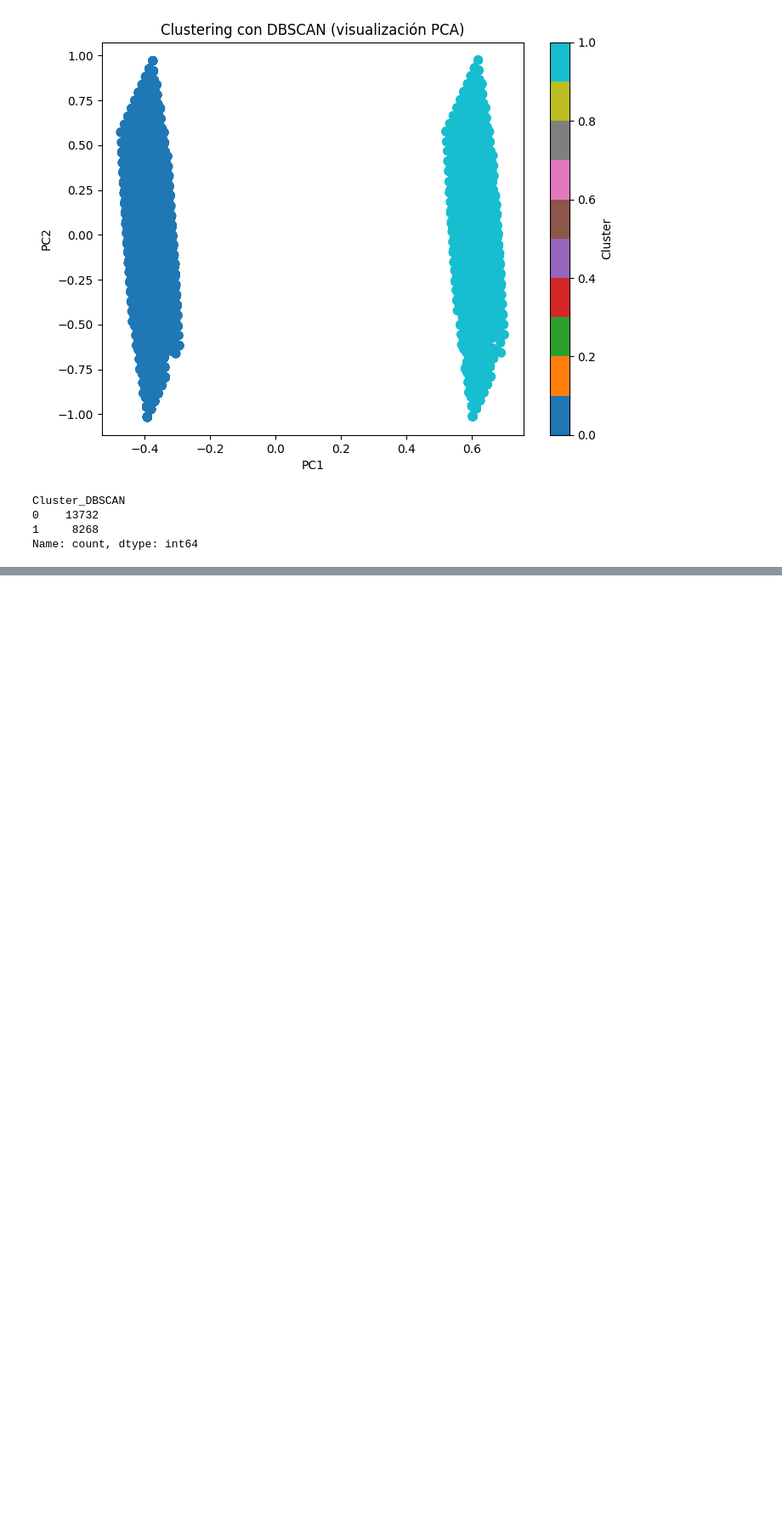
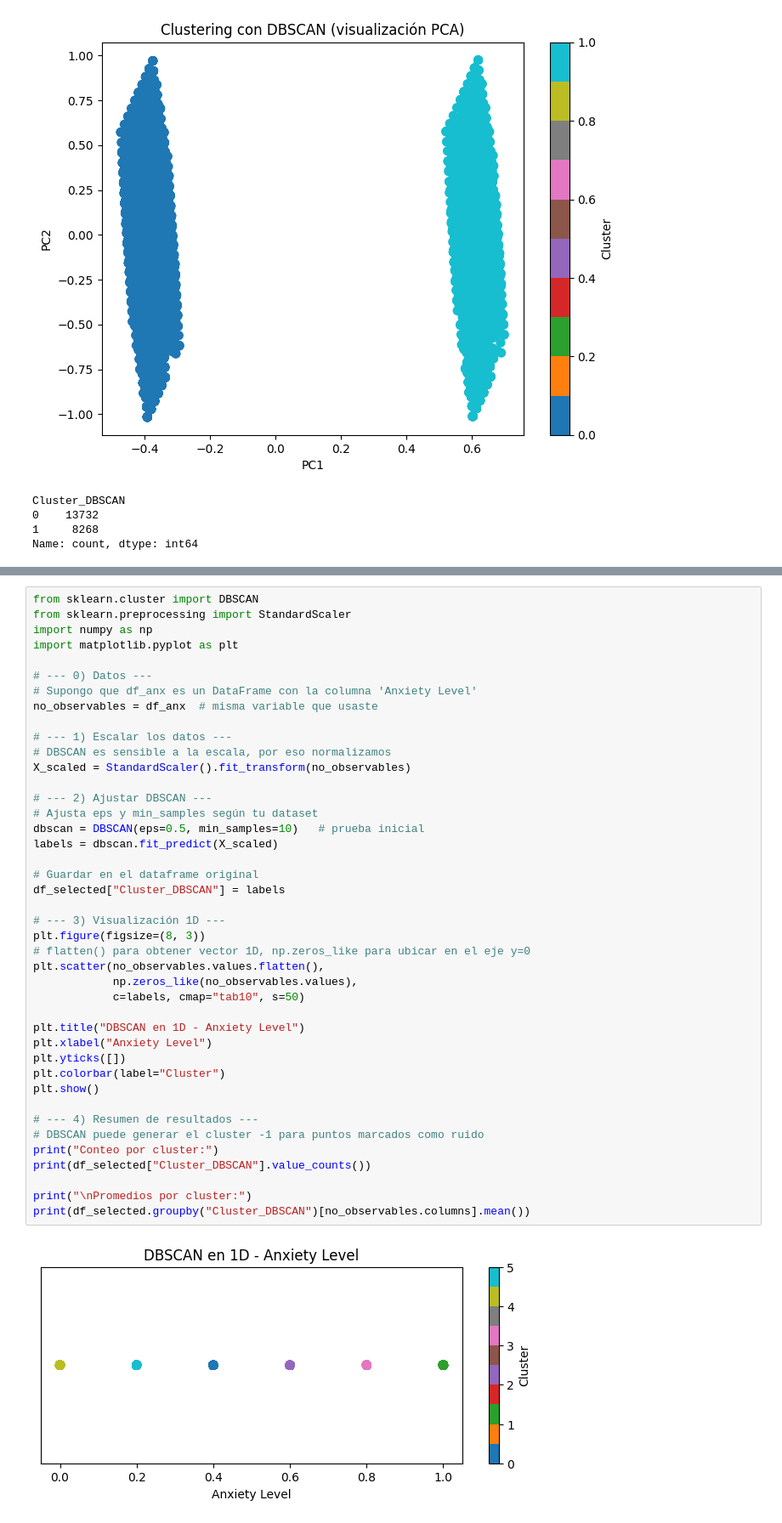
Before and after one commit to D2Giraldot/Anxiety_HMM_TdG, a Jupyter notebook: data-science-project/notebooks/DataLab4.ipynb, the cells around one changed output, grey strips where cells are left out. Shown at 85% size. Saved outputs shown, nothing was run; the diff lists cells and outputs as text; blank space fills up the shorter version.

```diff
--- a/data-science-project/notebooks/DataLab4.ipynb
+++ b/data-science-project/notebooks/DataLab4.ipynb
@@ -565,0 +856,44 @@ La estructura porcentual del riesgo es: [0.23296513 0.21296423 0.22196463 0.1565
+# %%
+from sklearn.cluster import DBSCAN
+from sklearn.preprocessing import StandardScaler
+import numpy as np
+import matplotlib.pyplot as plt
+
+# --- 0) Datos ---
+# Supongo que df_anx es un DataFrame con la columna 'Anxiety Level'
+no_observables = df_anx  # misma variable que usaste
+
+# --- 1) Escalar los datos ---
+# DBSCAN es sensible a la escala, por eso normalizamos
+X_scaled = StandardScaler().fit_transform(no_observables)
+
+# --- 2) Ajustar DBSCAN ---
+# Ajusta eps y min_samples según tu dataset
+dbscan = DBSCAN(eps=0.5, min_samples=10)   # prueba inicial
+labels = dbscan.fit_predict(X_scaled)
+
+# Guardar en el dataframe original
+df_selected["Cluster_DBSCAN"] = labels
+
+# --- 3) Visualización 1D ---
+plt.figure(figsize=(8, 3))
+# flatten() para obtener vector 1D, np.zeros_like para ubicar en el eje y=0
+plt.scatter(no_observables.values.flatten(),
+            np.zeros_like(no_observables.values),
+            c=labels, cmap="tab10", s=50)
+
+plt.title("DBSCAN en 1D - Anxiety Level")
+plt.xlabel("Anxiety Level")
+plt.yticks([])
+plt.colorbar(label="Cluster")
+plt.show()
+
+# --- 4) Resumen de resultados ---
+# DBSCAN puede generar el cluster -1 para puntos marcados como ruido
+print("Conteo por cluster:")
+print(df_selected["Cluster_DBSCAN"].value_counts())
+
+print("\nPromedios por cluster:")
+print(df_selected.groupby("Cluster_DBSCAN")[no_observables.columns].mean())
+# %% [output]
+[figure, added]
```
Also changed, not shown: parts of 60 cells of this notebook, 6 other files.
